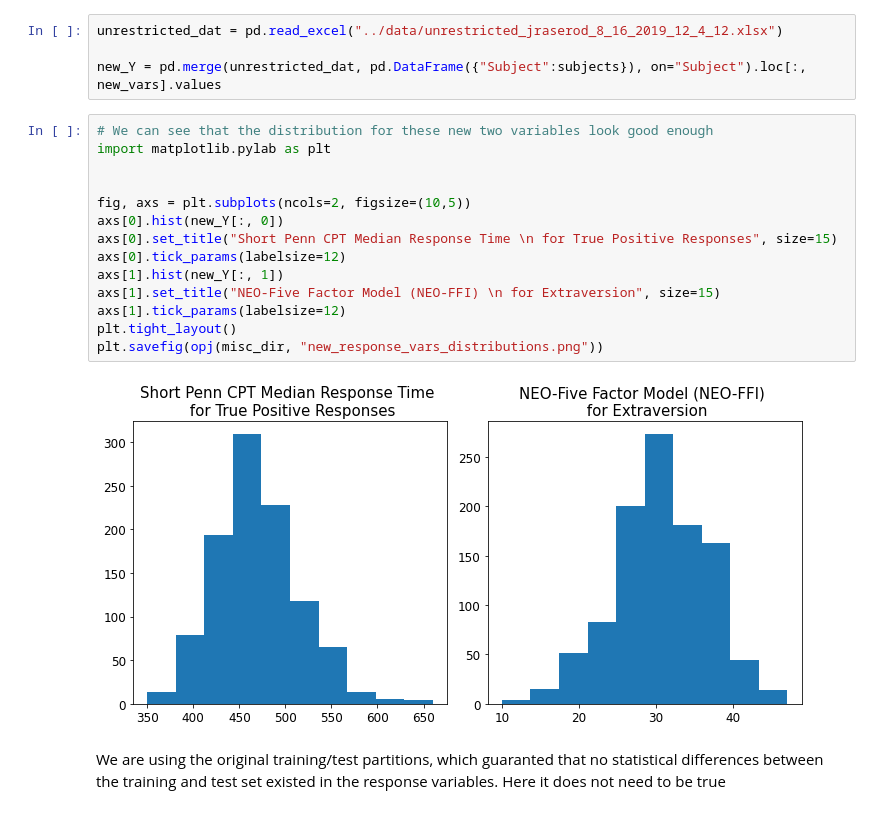
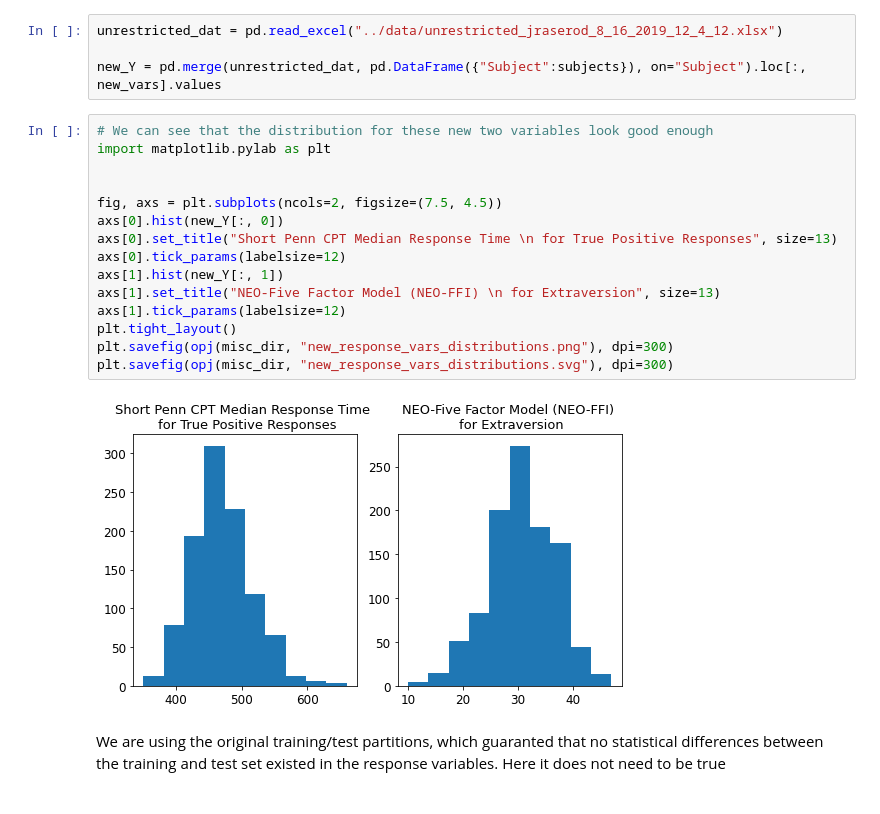
Before and after one commit to CoAxLab/multimodal-predict-cognition, a Jupyter notebook: notebooks/05-predictions.ipynb, the cells around one changed output. Drawn from its saved outputs; the diff is of its cells as text.

Commit message:
supplementary tables and adjust supplementary figure size

```diff
--- a/notebooks/05-predictions.ipynb
+++ b/notebooks/05-predictions.ipynb
@@ -484,19 +484,20 @@ new_Y = pd.merge(unrestricted_dat, pd.DataFrame({"Subject":subjects}), on="Subje
 # %%
 # We can see that the distribution for these new two variables look good enough
 import matplotlib.pylab as plt
 
 
-fig, axs = plt.subplots(ncols=2, figsize=(10,5))
+fig, axs = plt.subplots(ncols=2, figsize=(7.5, 4.5))
 axs[0].hist(new_Y[:, 0])
-axs[0].set_title("Short Penn CPT Median Response Time \n for True Positive Responses", size=15)
+axs[0].set_title("Short Penn CPT Median Response Time \n for True Positive Responses", size=13)
 axs[0].tick_params(labelsize=12)
 axs[1].hist(new_Y[:, 1])
-axs[1].set_title("NEO-Five Factor Model (NEO-FFI) \n for Extraversion", size=15)
+axs[1].set_title("NEO-Five Factor Model (NEO-FFI) \n for Extraversion", size=13)
 axs[1].tick_params(labelsize=12)
 plt.tight_layout()
-plt.savefig(opj(misc_dir, "new_response_vars_distributions.png"))
+plt.savefig(opj(misc_dir, "new_response_vars_distributions.png"), dpi=300)
+plt.savefig(opj(misc_dir, "new_response_vars_distributions.svg"), dpi=300)
 # %% [output]
-[figure, old version]
+[figure, new version]
 # %% [markdown]
 We are using the original training/test partitions, which guaranted that no statistical differences between the training and test set existed in the  response variables. Here it does not need to be true
 # %%
```
Also changed, not shown: 5 other files.
